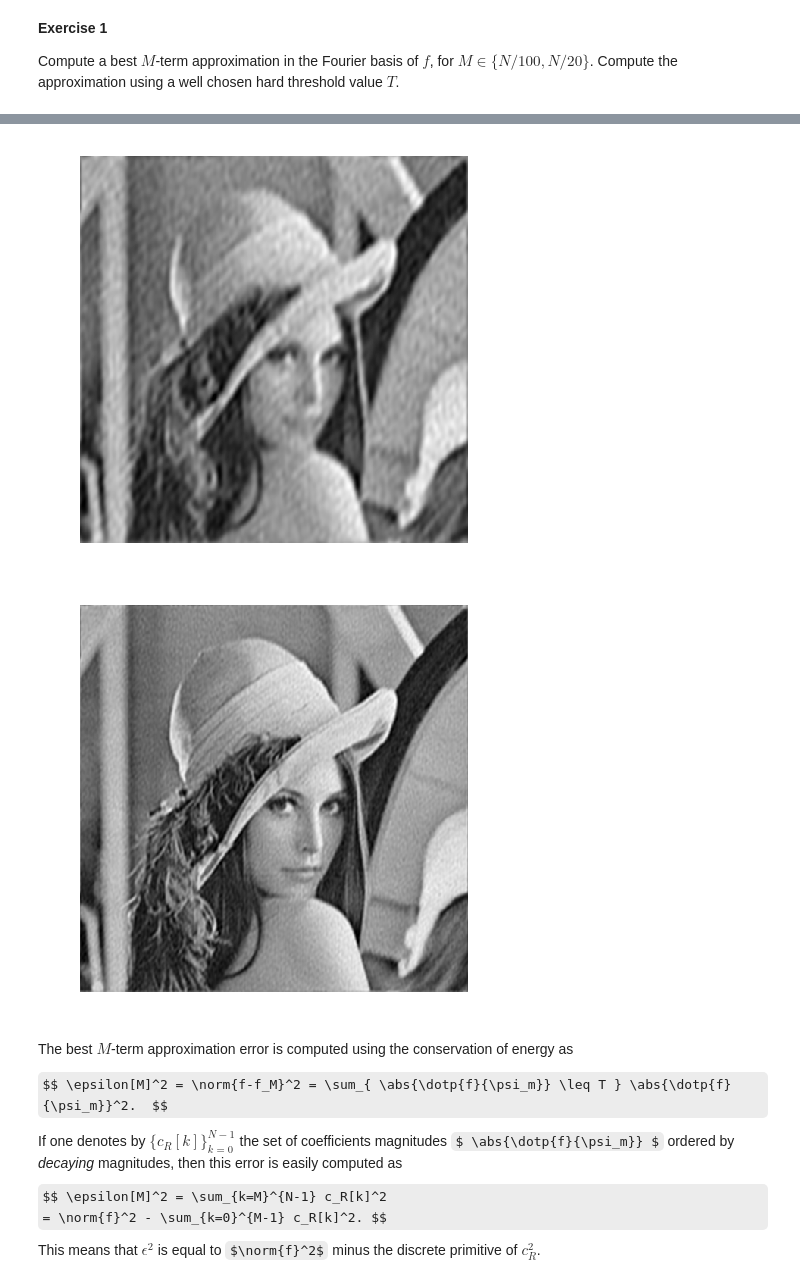
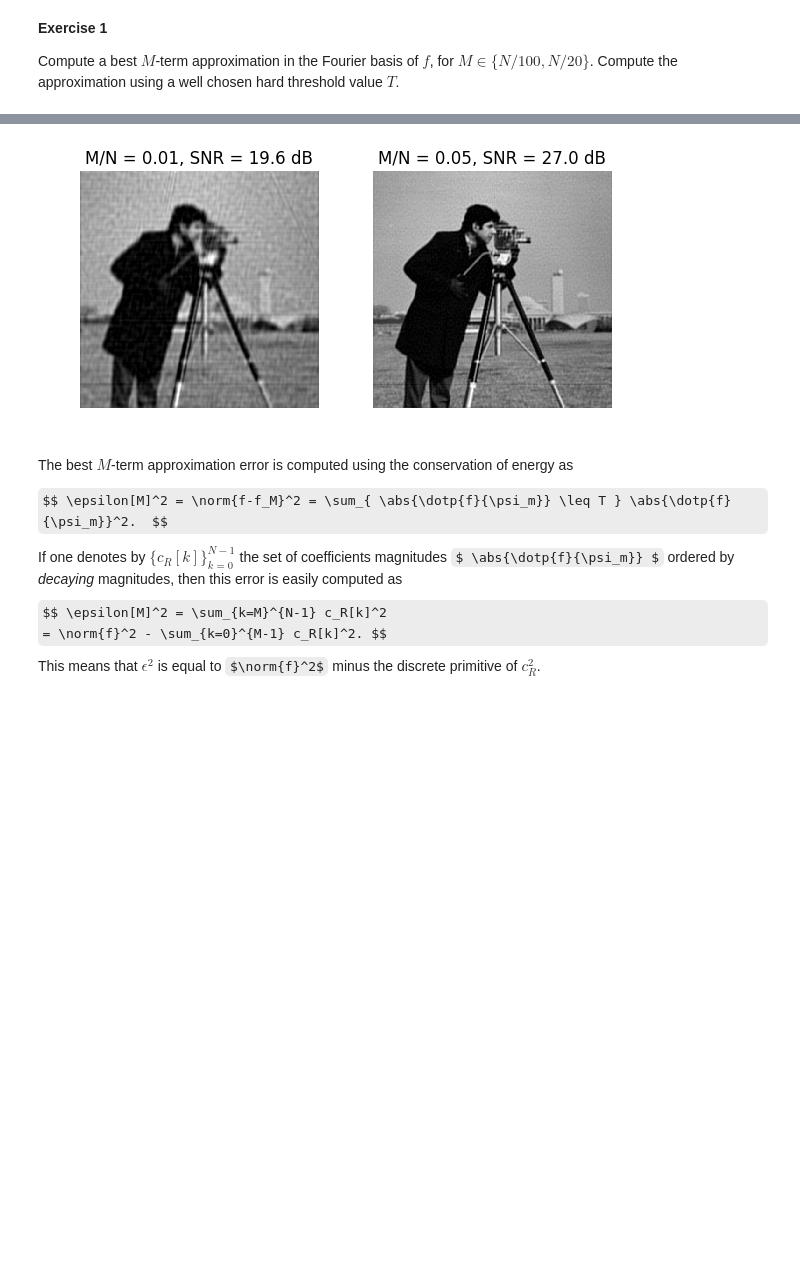
Before and after one commit to BoeingX/mva-sparsity-and-compressed-sensing, a Jupyter notebook: numerical-tours/coding_1_approximation.ipynb, the cells around one changed output, grey strips where cells are left out. Drawn from its saved outputs; the diff is of its cells as text; code cells hidden in the pictures; some formulas as TeX source; blank space fills up the shorter version.

```diff
--- a/numerical-tours/coding_1_approximation.ipynb
+++ b/numerical-tours/coding_1_approximation.ipynb
@@ -107,7 +107,7 @@ cosine, local cosine (which is at the heart of JPEG).
 First we load an image of $ N = n \times n $ pixels.
 # %%
 n = 512
-f = rescale(load_image("nt_toolbox/data/lena.png", n))
+f = rescale(load_image("nt_toolbox/data/cameraman.png", n))
 # %% [markdown]
 Display it.
 # %%
@@ -180,15 +180,18 @@ def m_term_approximation(fF, M):
 # %%
 ## Insert your code here.
 M1 = (n*n)/100
 M2 = (n*n)/20
-for m in [M1, M2]:
+M = [M1, M2]
+for i in range(len(M)):
+    m = M[i]
     c = m_term_approximation(fF, m)
     fM = np.real(pyl.ifft2(c)*n)
-    plt.figure(figsize = (5,5))
-    imageplot(clamp(fM))
+    #plt.figure(figsize = (5,5))
+    imageplot(clamp(fM), "M/N = %.2f, SNR = %.1f dB" %(m/n**2,snr(f,fM)),[1, 2, i+1])
+    plt.tight_layout()
+plt.savefig('exercice1.pdf')
 # %% [output]
-[figure, old version]
+[figure, new version]
-[figure, removed]
 # %% [markdown]
 The best $M$-term approximation error is computed using the
 conservation of energy as
```
Also changed, not shown: parts of 12 cells of this notebook, 1 other file.
